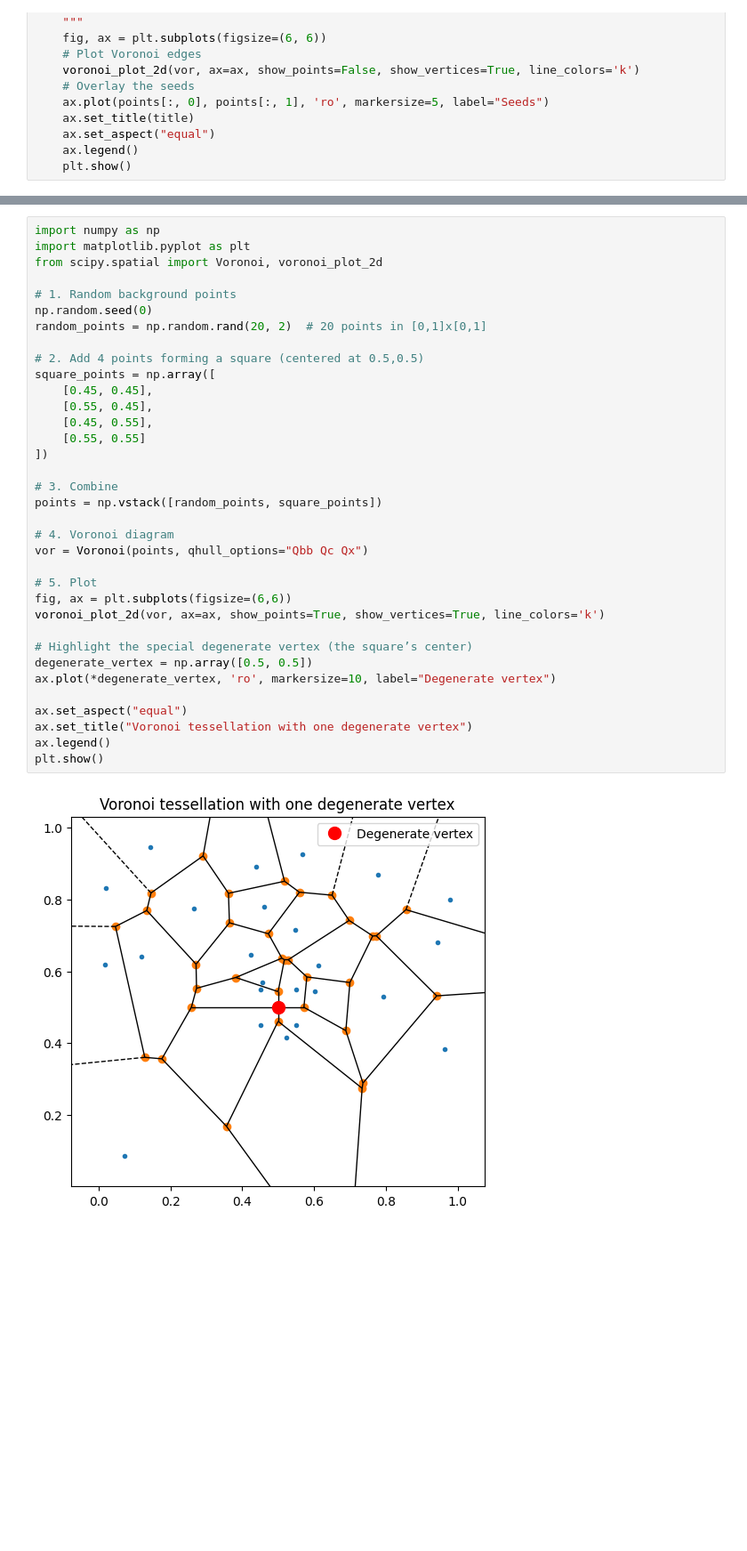
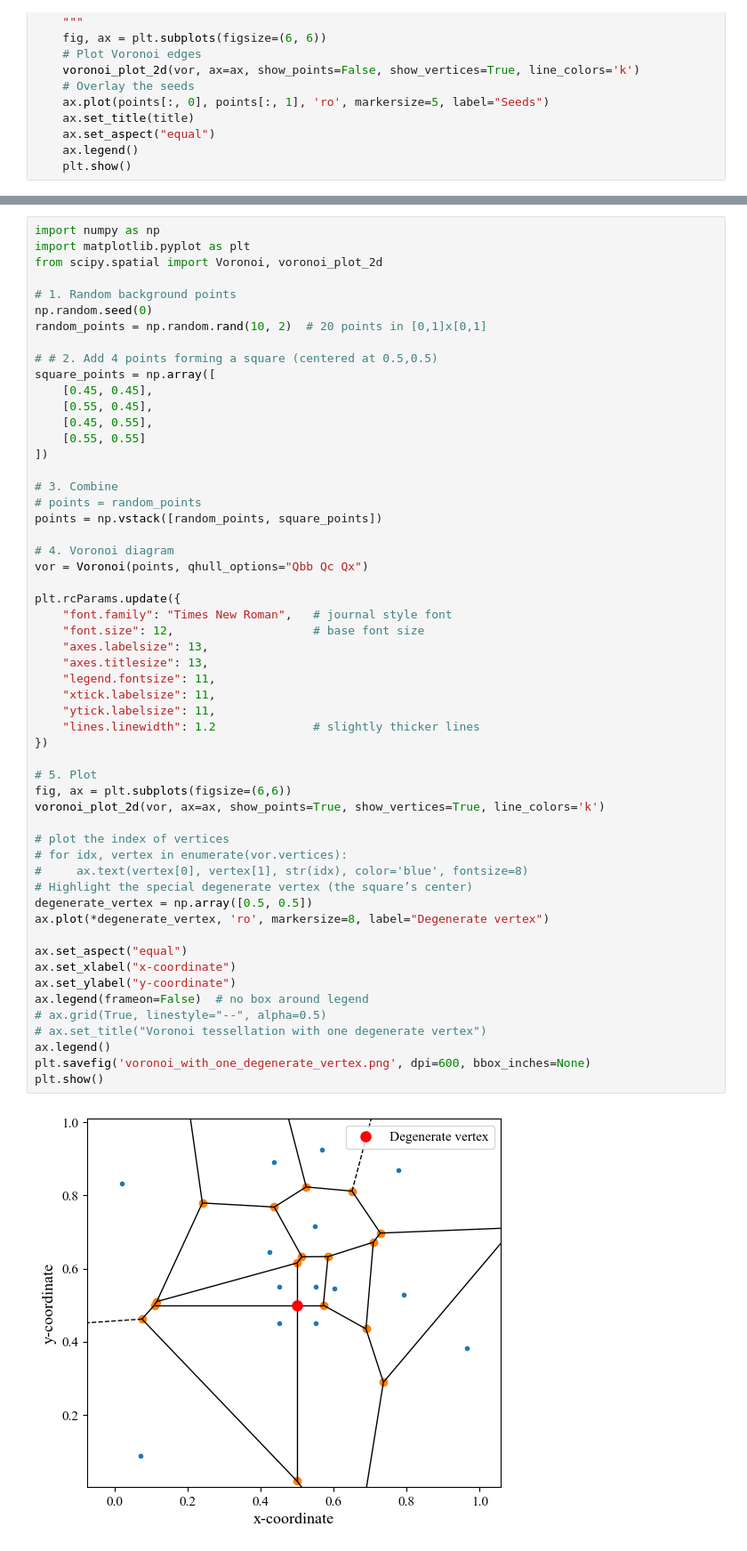
Before and after one commit to NejdetBalkir/Inverse_Voronoi, a Jupyter notebook: degeneracy_testing.ipynb, the cells around one changed output, grey strips where cells are left out. Shown at 89% size. Drawn from its saved outputs; the diff is of its cells as text; blank space fills up the shorter version.

```diff
--- a/degeneracy_testing.ipynb
+++ b/degeneracy_testing.ipynb
@@ -75,38 +97,58 @@ import numpy as np
 import matplotlib.pyplot as plt
 from scipy.spatial import Voronoi, voronoi_plot_2d
 
 # 1. Random background points
 np.random.seed(0)
-random_points = np.random.rand(20, 2)  # 20 points in [0,1]x[0,1]
+random_points = np.random.rand(10, 2)  # 20 points in [0,1]x[0,1]
 
-# 2. Add 4 points forming a square (centered at 0.5,0.5)
+# # 2. Add 4 points forming a square (centered at 0.5,0.5)
 square_points = np.array([
     [0.45, 0.45],
     [0.55, 0.45],
     [0.45, 0.55],
     [0.55, 0.55]
 ])
 
 # 3. Combine
+# points = random_points
 points = np.vstack([random_points, square_points])
 
 # 4. Voronoi diagram
 vor = Voronoi(points, qhull_options="Qbb Qc Qx")
 
+plt.rcParams.update({
+    "font.family": "Times New Roman",   # journal style font
+    "font.size": 12,                    # base font size
+    "axes.labelsize": 13,
+    "axes.titlesize": 13,
+    "legend.fontsize": 11,
+    "xtick.labelsize": 11,
+    "ytick.labelsize": 11,
+    "lines.linewidth": 1.2              # slightly thicker lines
+})
+
 # 5. Plot
 fig, ax = plt.subplots(figsize=(6,6))
 voronoi_plot_2d(vor, ax=ax, show_points=True, show_vertices=True, line_colors='k')
 
+# plot the index of vertices
+# for idx, vertex in enumerate(vor.vertices):
+#     ax.text(vertex[0], vertex[1], str(idx), color='blue', fontsize=8)
 # Highlight the special degenerate vertex (the square’s center)
 degenerate_vertex = np.array([0.5, 0.5])
-ax.plot(*degenerate_vertex, 'ro', markersize=10, label="Degenerate vertex")
+ax.plot(*degenerate_vertex, 'ro', markersize=8, label="Degenerate vertex")
 
 ax.set_aspect("equal")
-ax.set_title("Voronoi tessellation with one degenerate vertex")
+ax.set_xlabel("x-coordinate")
+ax.set_ylabel("y-coordinate")
+ax.legend(frameon=False)  # no box around legend
+# ax.grid(True, linestyle="--", alpha=0.5)
+# ax.set_title("Voronoi tessellation with one degenerate vertex")
 ax.legend()
+plt.savefig('voronoi_with_one_degenerate_vertex.png', dpi=600, bbox_inches=None)
 plt.show()
 # %% [output]
-[figure, old version]
+[figure, new version]
 # %%
 from Main_Function import fun_vor_main
 explicit_voronoi, vertices, cell_centers, dist_to_original, dist_to_previous = fun_vor_main(vor,points)
```
Also changed, not shown: parts of 3 cells of this notebook, 11 other files.
